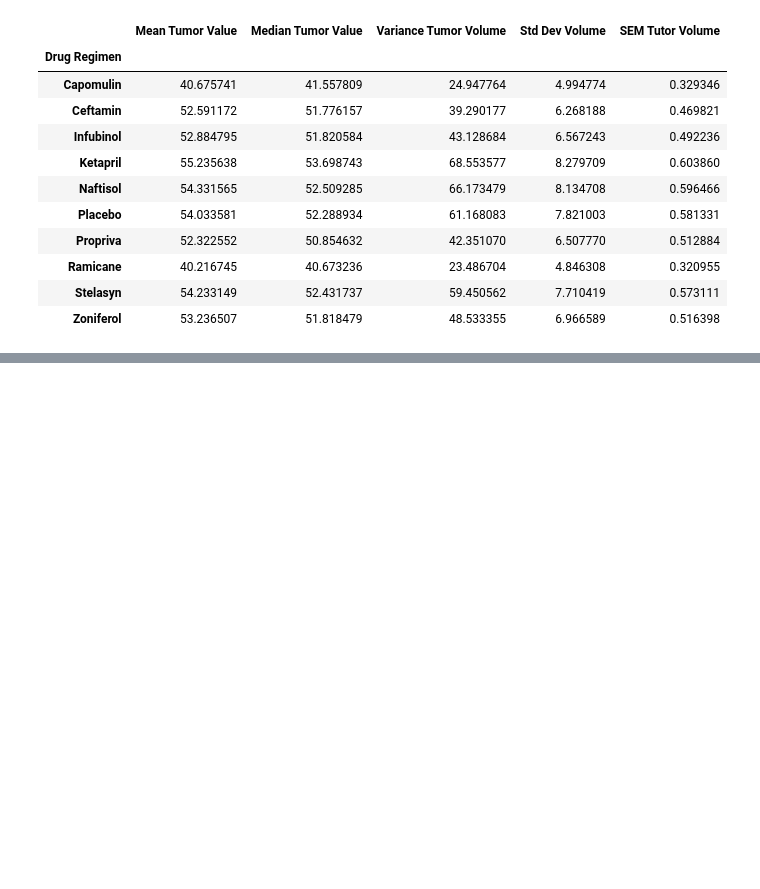
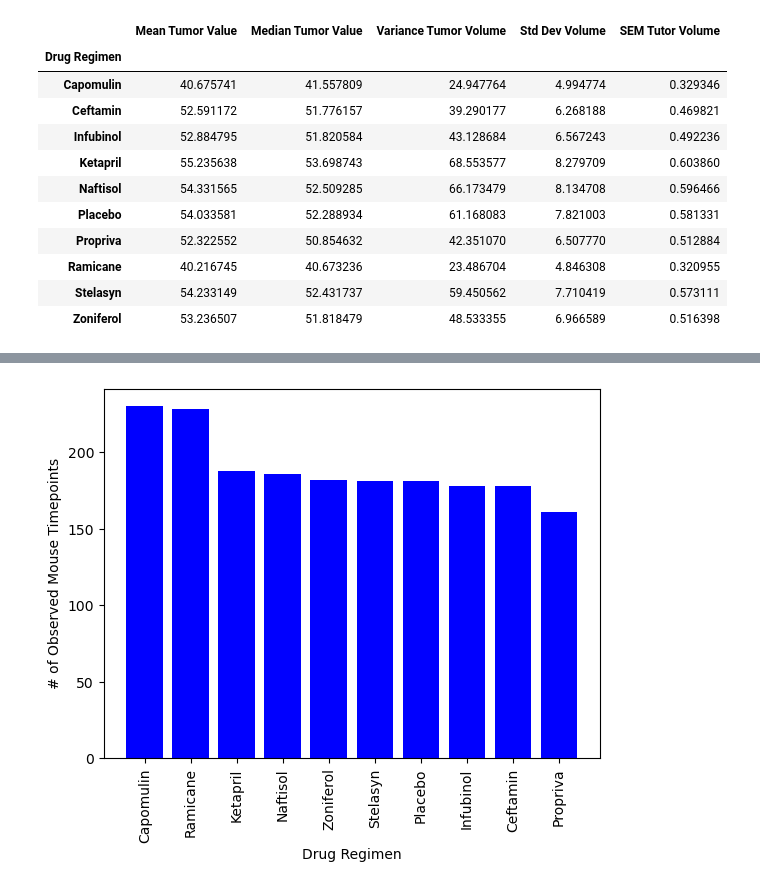
Before and after one commit to shaylahong/matplotlib-challenge, a Jupyter notebook: Pymaceuticals.ipynb, the cells around one changed output, grey strips where cells are left out. Drawn from its saved outputs; the diff is of its cells as text; code cells hidden in the pictures; blank space fills up the shorter version.

```diff
--- a/Pymaceuticals.ipynb
+++ b/Pymaceuticals.ipynb
@@ -125,0 +135,9 @@ summary_statistics
+# %%
+# Bar using pyplot
+plt.bar(drug_regimen_mouse_id.index, drug_regimen_mouse_id, color='blue')
+plt.xticks(rotation=90)
+plt.xlabel('Drug Regimen')
+plt.ylabel('# of Observed Mouse Timepoints')
+plt.show()
+# %% [output]
+[figure, added]
```
Also changed, not shown: parts of 5 cells of this notebook.
